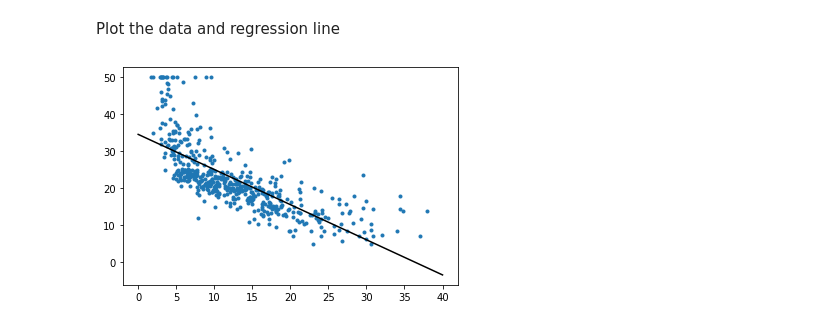
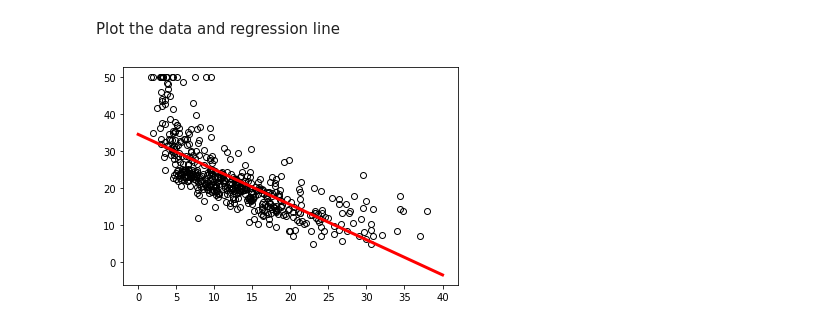
Before and after one commit to wandrewjam/islr, a Jupyter notebook: chap3-lab.ipynb, the cells around one changed output. Cells and saved outputs as stored; diff of their text form; code cells hidden in the pictures.

```diff
--- a/chap3-lab.ipynb
+++ b/chap3-lab.ipynb
@@ -69,8 +69,8 @@ Plot the data and regression line
 # %%
 plt_num = 50
 X_plot = np.stack([np.ones(plt_num), np.linspace(0, 40, num=plt_num)], axis=1)
-plt.plot(X['lstat'], y, '.')
-plt.plot(X_plot[:, 1], res.predict(X_plot), 'k')
+plt.plot(X['lstat'], y, 'ko', markerfacecolor='none')
+plt.plot(X_plot[:, 1], res.predict(X_plot), 'r', linewidth=3)
 plt.show()
 # %% [output]
-[figure, old version]
+[figure, new version]
```
Also changed, not shown: parts of 14 cells of this notebook, 1 other file.
